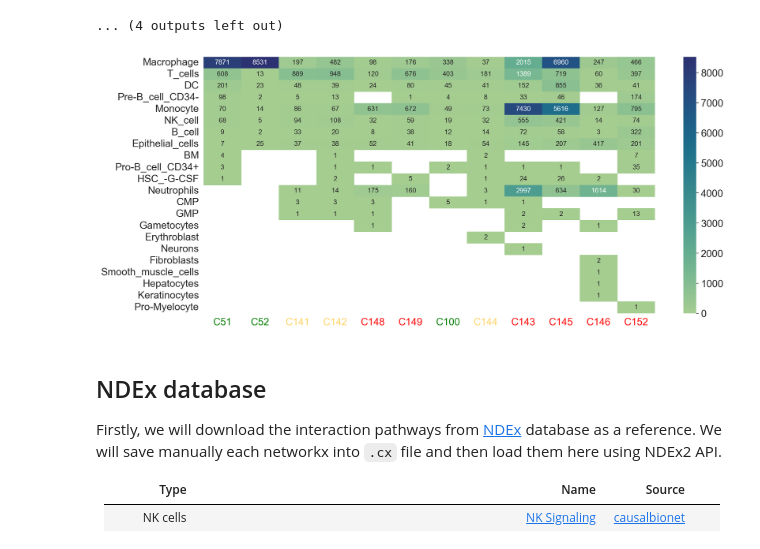
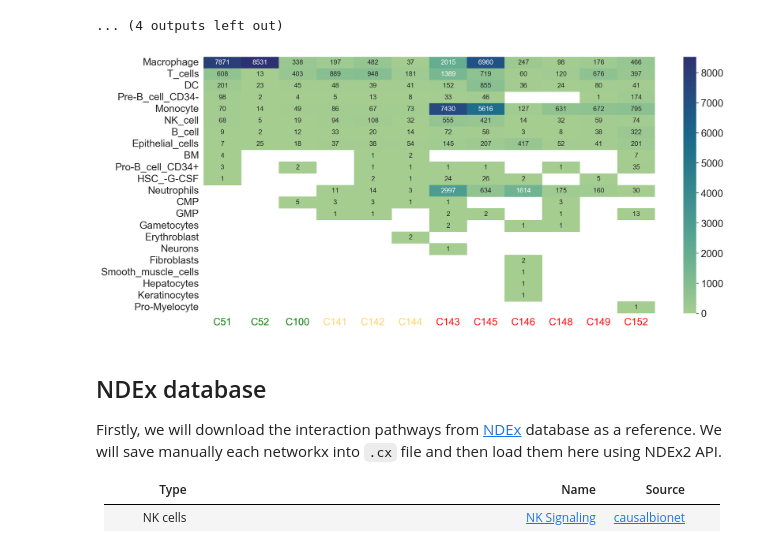
Before and after one commit to masyahook/scGRN, a Jupyter notebook: jupyter/GRN_inference.ipynb, the cells around one changed output. Saved outputs shown, nothing was run; the diff lists cells and outputs as text; code cells hidden in the pictures.

```diff
--- a/jupyter/GRN_inference.ipynb
+++ b/jupyter/GRN_inference.ipynb
@@ -372,20 +372,21 @@ ALL
 # %%
 f, ax = plt.subplots(figsize=(15, 7))
 df = full_meta.T.iloc[3:,:]
 for col in df.columns:
     df[col] = df[col].astype('float')
+df = df[['C51', 'C52', 'C100', 'C141', 'C142', 'C144', 'C143', 'C145', 'C146', 'C148', 'C149', 'C152']]
 g = sns.heatmap(df, vmin=0, annot=True, fmt='.0f', cmap='crest')
 for tick_label in g.axes.get_xticklabels():
     if full_meta['group'][tick_label.get_text()] == 'S':
         tick_label.set_color("red")
     elif full_meta['group'][tick_label.get_text()] == 'M':
         tick_label.set_color(np.array((255, 212, 103)) / 255)
     else:
         tick_label.set_color('green')
 g.axes.set_xlabel('')
 plt.savefig('figs/cell_pop_dist.png', dpi=200, bbox_inches='tight')
 # %% [output]
-[figure, old version]
+[figure, new version]
 # %% [markdown]
 ## NDEx database
 
```
Also changed, not shown: parts of 1 cell of this notebook, 2 other files.
